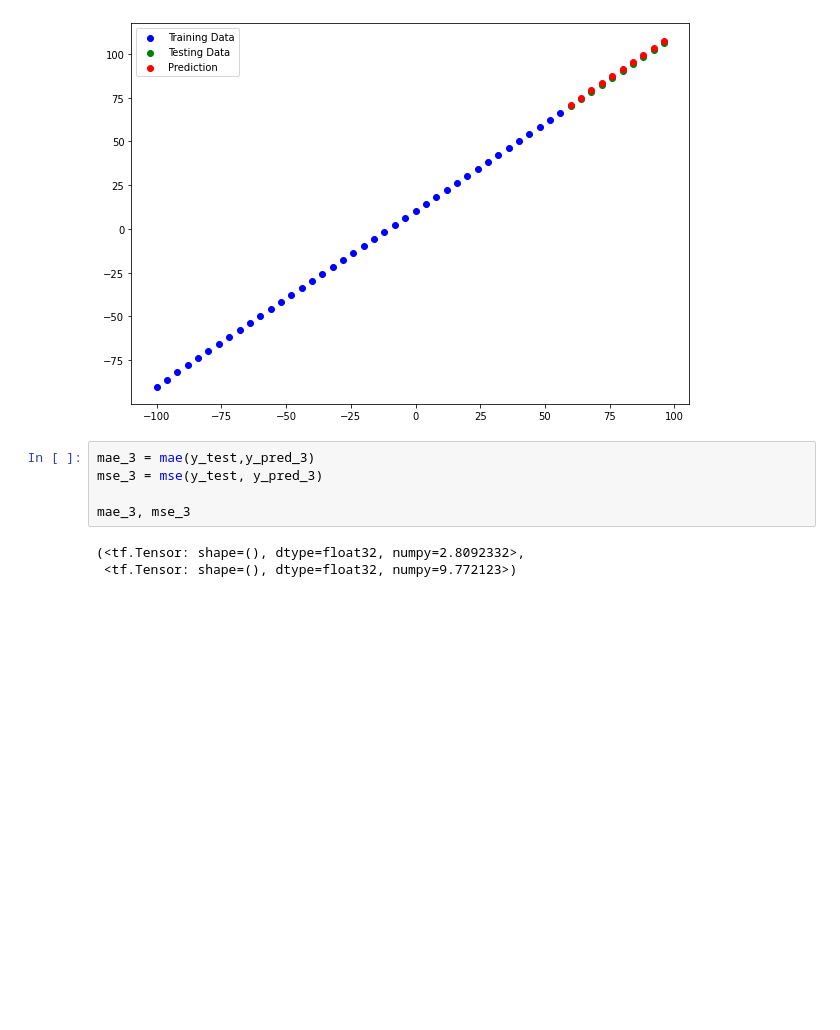
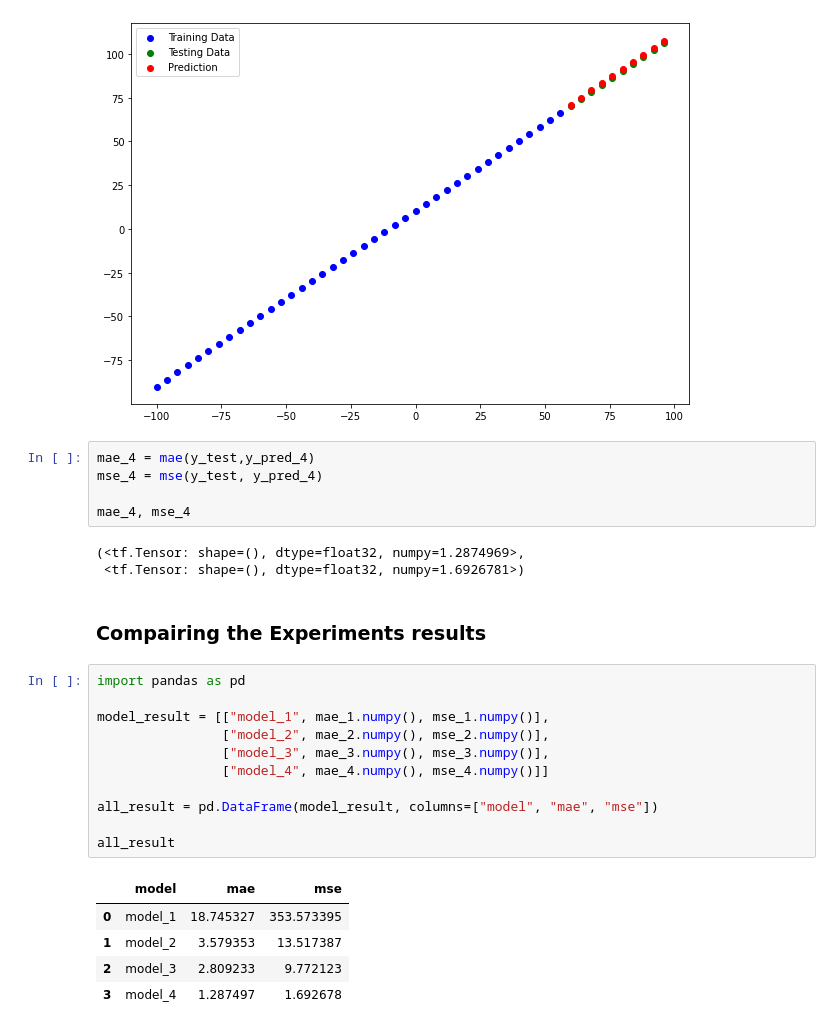
Before and after one commit to sameer203/Tensorflow_, a Jupyter notebook: 01_neural_network_regression_with_tensorflow.ipynb, the cells around one changed output. Saved outputs shown, nothing was run; the diff lists cells and outputs as text; blank space fills up the shorter version.

Commit message:
Comparing model result

```diff
--- a/01_neural_network_regression_with_tensorflow.ipynb
+++ b/01_neural_network_regression_with_tensorflow.ipynb
@@ -501,11 +501,30 @@ y_pred_4 = model_4.predict(X_test)
 plot_pred(prediction=y_pred_4)
 # %% [output]
 [figure]
-# %%
-mae_3 = mae(y_test,y_pred_3)
-mse_3 = mse(y_test, y_pred_3)
-
-mae_3, mse_3
-# %% [output]
-(<tf.Tensor: shape=(), dtype=float32, numpy=2.8092332>,
- <tf.Tensor: shape=(), dtype=float32, numpy=9.772123>)
+# %%
+mae_4 = mae(y_test,y_pred_4)
+mse_4 = mse(y_test, y_pred_4)
+
+mae_4, mse_4
+# %% [output]
+(<tf.Tensor: shape=(), dtype=float32, numpy=1.2874969>,
+ <tf.Tensor: shape=(), dtype=float32, numpy=1.6926781>)
+# %% [markdown]
+### Compairing the Experiments results
+# %%
+import pandas as pd
+
+model_result = [["model_1", mae_1.numpy(), mse_1.numpy()],
+                ["model_2", mae_2.numpy(), mse_2.numpy()],
+                ["model_3", mae_3.numpy(), mse_3.numpy()],
+                ["model_4", mae_4.numpy(), mse_4.numpy()]]
+
+all_result = pd.DataFrame(model_result, columns=["model", "mae", "mse"])
+
+all_result
+# %% [output]
+|  | model | mae | mse |
+| 0 | model_1 | 18.745327 | 353.573395 |
+| 1 | model_2 | 3.579353 | 13.517387 |
+| 2 | model_3 | 2.809233 | 9.772123 |
+| 3 | model_4 | 1.287497 | 1.692678 |
```
Also changed, not shown: parts of 1 cell of this notebook.
